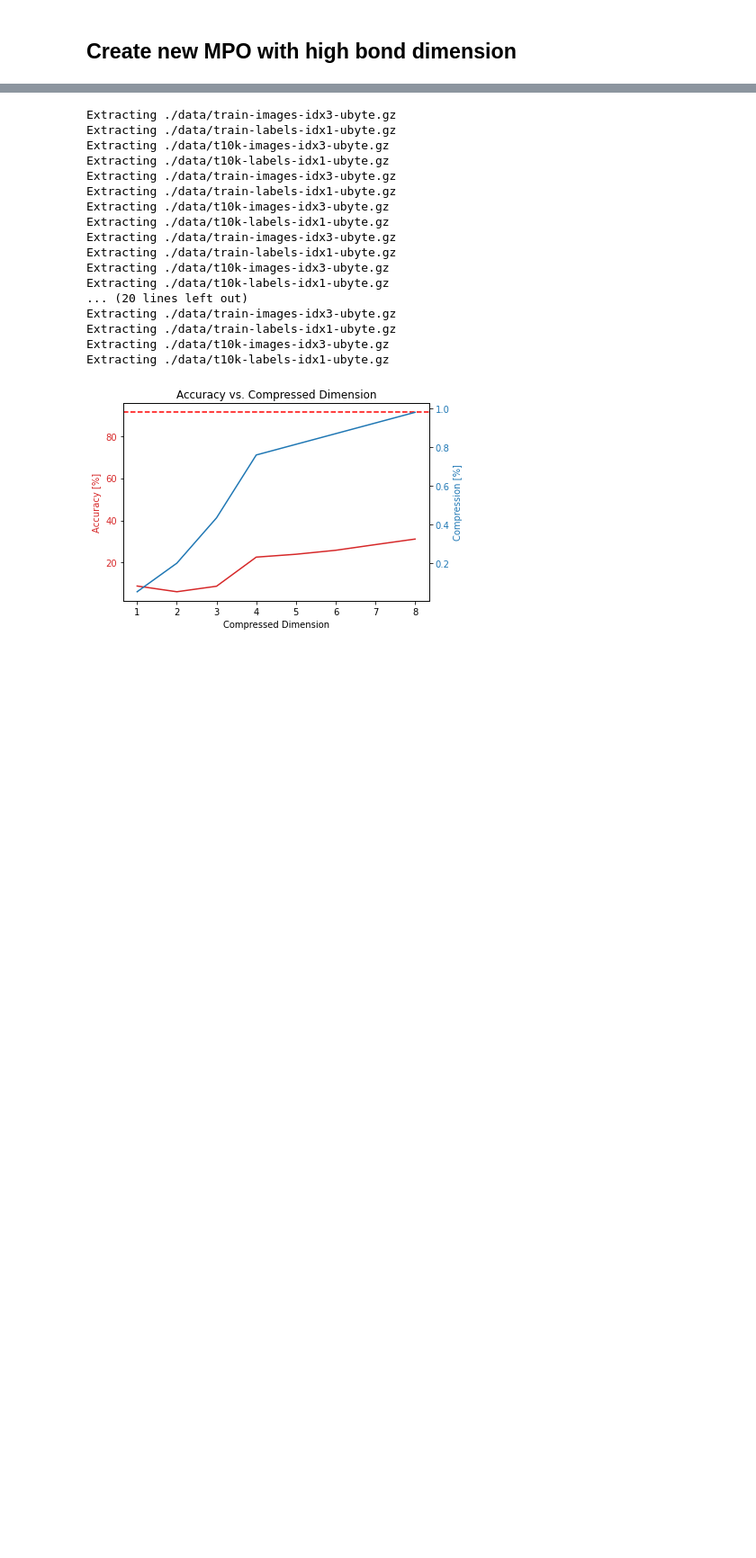
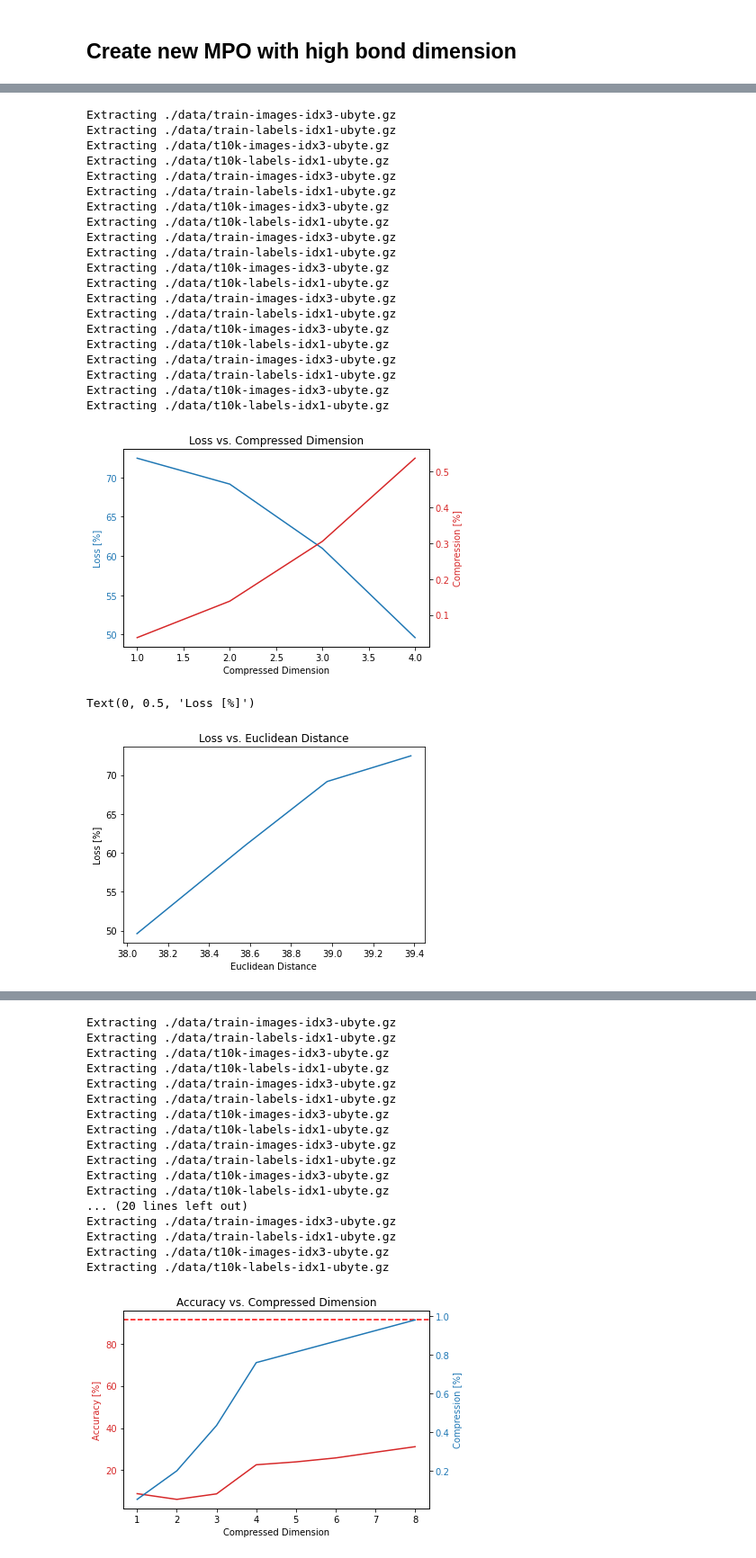
Before and after one commit to aaronleesander/DMRG-inspired-Algorithms-for-Neural-Network-Compression, a Jupyter notebook: DMRG/FC2_Weights_Matrix.ipynb, the cells around one changed output, grey strips where cells are left out. Shown at 90% size. Saved outputs shown, nothing was run; the diff lists cells and outputs as text; code cells hidden in the pictures; blank space fills up the shorter version.

```diff
--- a/DMRG/FC2_Weights_Matrix.ipynb
+++ b/DMRG/FC2_Weights_Matrix.ipynb
@@ -630,0 +525,79 @@ Extracting ./data/t10k-labels-idx1-ubyte.gz
+# %%
+### Accuracy when compressing W_0
+acc_orig, time_orig = FC2(MPS_0, bias_0, MPS_1, bias_1)
+
+acc_compressed = []
+time_compressed = []
+params = []
+for i in range(0, len(compressed_MPS_0)):
+    MPS_0_test = compressed_MPS_0[i]
+    MPS_1_test = MPS_1
+
+    acc, t = FC2(MPS_0_test, bias_0, MPS_1_test, bias_1)
+    acc_compressed.append(acc)
+    time_compressed.append(t)
+
+    total_params = 0
+    for tensor in MPS_0_test:
+        total_params += tensor.size
+    params.append(total_params)
+
+params_orig = 768*256
+x = range(1, len(compressed_MPS_0)+1)
+params = np.array(params)/params_orig*100
+loss = [acc_orig-x for x in acc_compressed]
+
+fig, ax1 = plt.subplots()
+
+color = 'tab:blue'
+ax1.set_xlabel('Compressed Dimension')
+ax1.set_ylabel('Loss [%]', color=color)
+ax1.plot(x, loss, color=color)
+ax1.tick_params(axis='y', labelcolor=color)
+
+ax2 = ax1.twinx()  # instantiate a second axes that shares the same x-axis
+
+color = 'tab:red'
+ax2.set_ylabel('Compression [%]', color=color)  # we already handled the x-label with ax1
+ax2.plot(x, params, color=color)
+ax2.tick_params(axis='y', labelcolor=color)
+
+plt.title('Loss vs. Compressed Dimension')
+fig.tight_layout()
+plt.show()
+
+plt.figure()
+plt.plot(dist0, loss)
+plt.title('Loss vs. Euclidean Distance')
+plt.xlabel('Euclidean Distance')
+plt.ylabel('Loss [%]')
+
+plt.figure()
+plt.plot(sim0, loss)
+plt.title('Loss vs. Cosine Similarity')
+plt.xlabel('Cosine Similarity')
+plt.ylabel('Loss [%]')
+# %% [output]
+Extracting ./data/train-images-idx3-ubyte.gz
+Extracting ./data/train-labels-idx1-ubyte.gz
+Extracting ./data/t10k-images-idx3-ubyte.gz
+Extracting ./data/t10k-labels-idx1-ubyte.gz
+Extracting ./data/train-images-idx3-ubyte.gz
+Extracting ./data/train-labels-idx1-ubyte.gz
+Extracting ./data/t10k-images-idx3-ubyte.gz
+Extracting ./data/t10k-labels-idx1-ubyte.gz
+Extracting ./data/train-images-idx3-ubyte.gz
+Extracting ./data/train-labels-idx1-ubyte.gz
+Extracting ./data/t10k-images-idx3-ubyte.gz
+Extracting ./data/t10k-labels-idx1-ubyte.gz
+Extracting ./data/train-images-idx3-ubyte.gz
+Extracting ./data/train-labels-idx1-ubyte.gz
+Extracting ./data/t10k-images-idx3-ubyte.gz
+Extracting ./data/t10k-labels-idx1-ubyte.gz
+Extracting ./data/train-images-idx3-ubyte.gz
+Extracting ./data/train-labels-idx1-ubyte.gz
+Extracting ./data/t10k-images-idx3-ubyte.gz
+Extracting ./data/t10k-labels-idx1-ubyte.gz
+[figure, added]
+Text(0, 0.5, 'Loss [%]')
+[figure, added]
```
Also changed, not shown: parts of 19 cells of this notebook, 3 other files.
